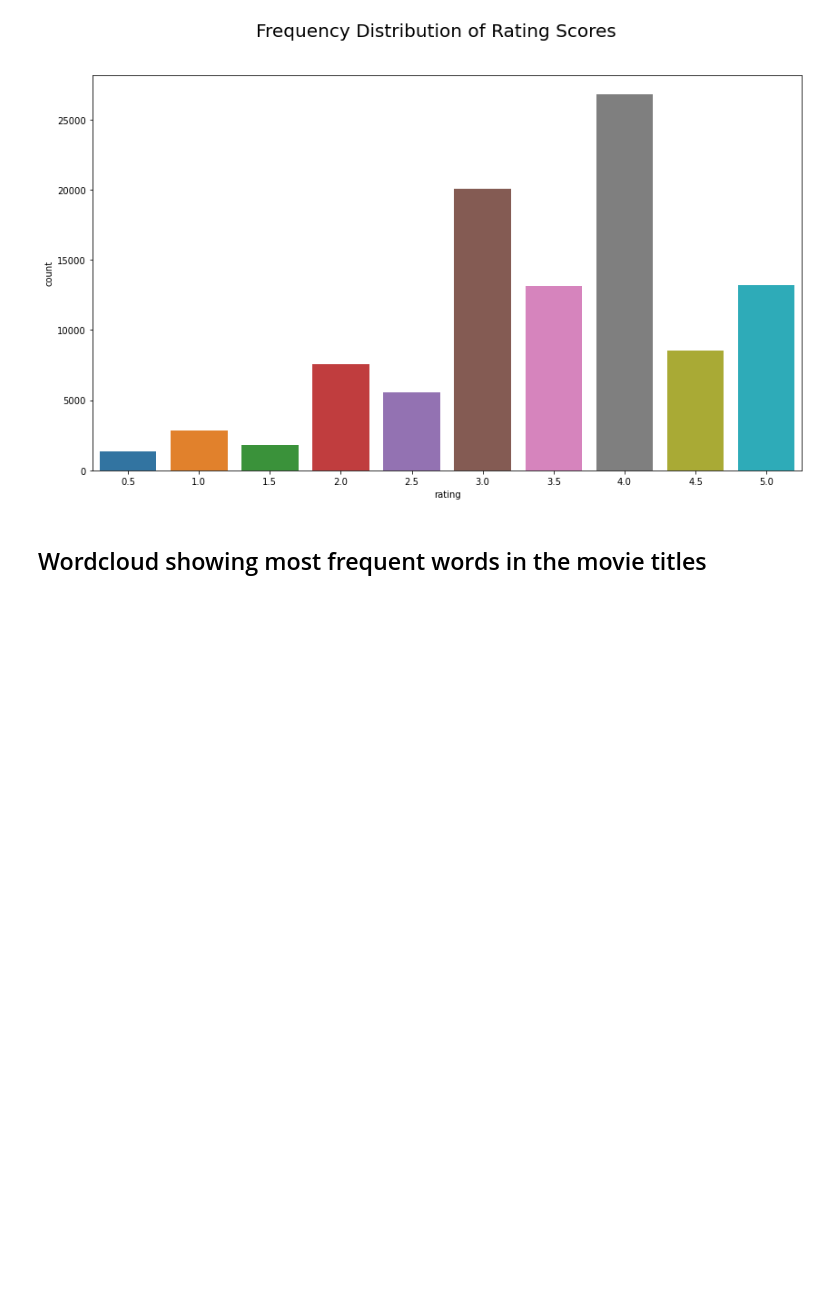
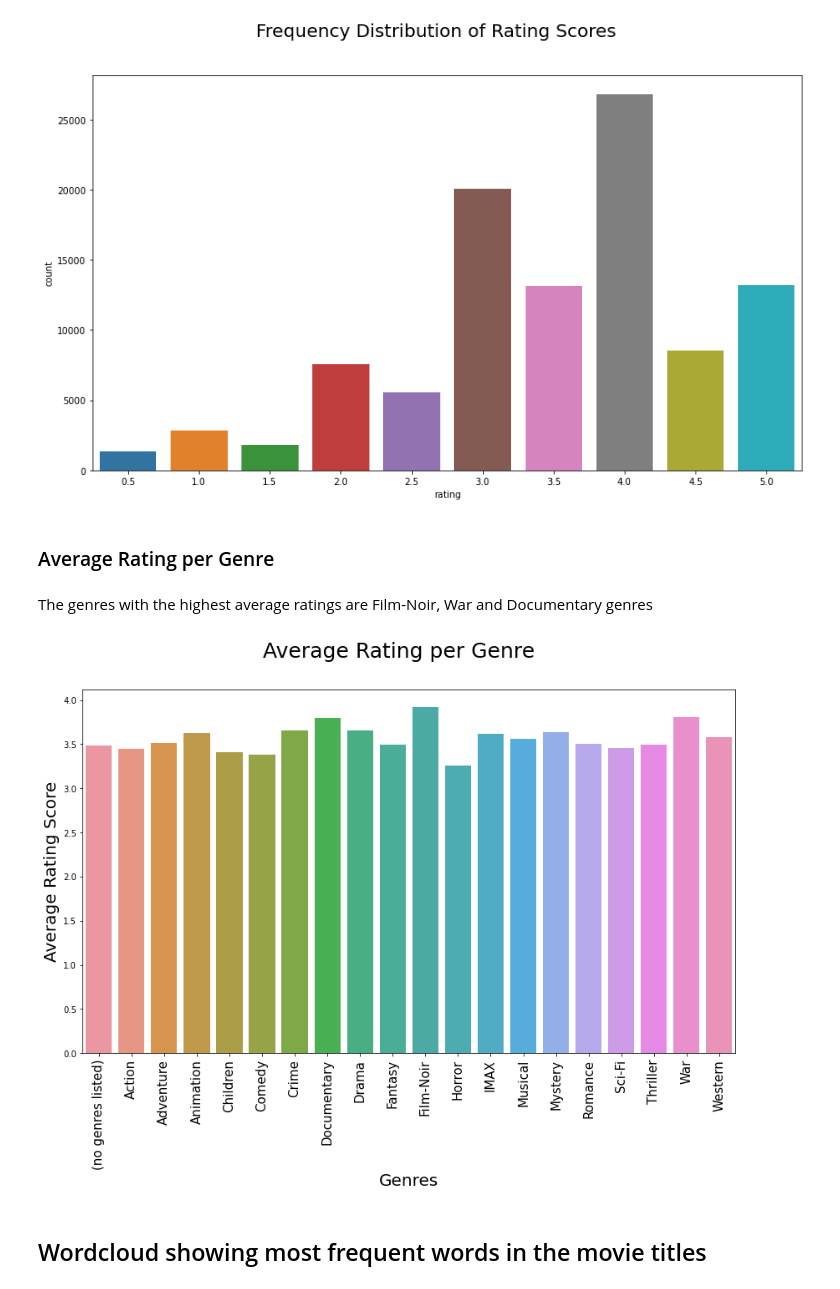
Before and after one commit to Wonuabimbola/movie-recommendation-system, a Jupyter notebook: movie_lens_rec.ipynb, the cells around one changed output. Cells and saved outputs as stored; diff of their text form; code cells hidden in the pictures; blank space fills up the shorter version.

Commit message:
created class file, added more visuals

```diff
--- a/movie_lens_rec.ipynb
+++ b/movie_lens_rec.ipynb
@@ -154,6 +160,31 @@ plt.suptitle('Frequency Distribution of Rating Scores', fontsize = 20)
 fig.savefig('./images/FreqDistRating.png');
 # %% [output]
 [figure]
+# %% [markdown]
+### Average Rating per Genre
+# %% [markdown]
+The genres with the highest average ratings are Film-Noir, War and Documentary genres
+# %%
+#subsetting the genres and rating columns from movie_ratings
+genre_ratingdf = movie_ratings.loc[:,['genres', 'rating']]
+
+# Unravel the genre columns
+genre_ratingdf = genre_ratingdf.set_index(genre_ratingdf.columns.drop('genres',1).tolist()).genres.str.split('|', expand=True).stack().reset_index().rename(columns={0:'genres'}).loc[:, genre_ratingdf.columns]
+
+# group by genres and their mean rating score and resetting the index
+genre_mean_rating = pd.DataFrame(genre_ratingdf.groupby('genres')['rating'].mean()).reset_index()
+
+# plotting the figure
+fig, ax = plt.subplots(figsize=(14, 8))
+sns.barplot(x = 'genres', y = 'rating', data = genre_mean_rating)
+
+ax.tick_params(axis='x', labelsize= 15, rotation=90)
+ax.set_xlabel('Genres', fontsize= 20)
+ax.set_ylabel('Average Rating Score',fontsize= 20)
+plt.suptitle('Average Rating per Genre', fontsize= 25)
+fig.savefig('./images/AverageRatingPerGenre.png');
+# %% [output]
+[figure, added]
 # %% [markdown]
 ## Wordcloud showing most frequent words in the movie titles
 # %% [markdown]
```
Also changed, not shown: parts of 47 cells of this notebook, 5 other files.
